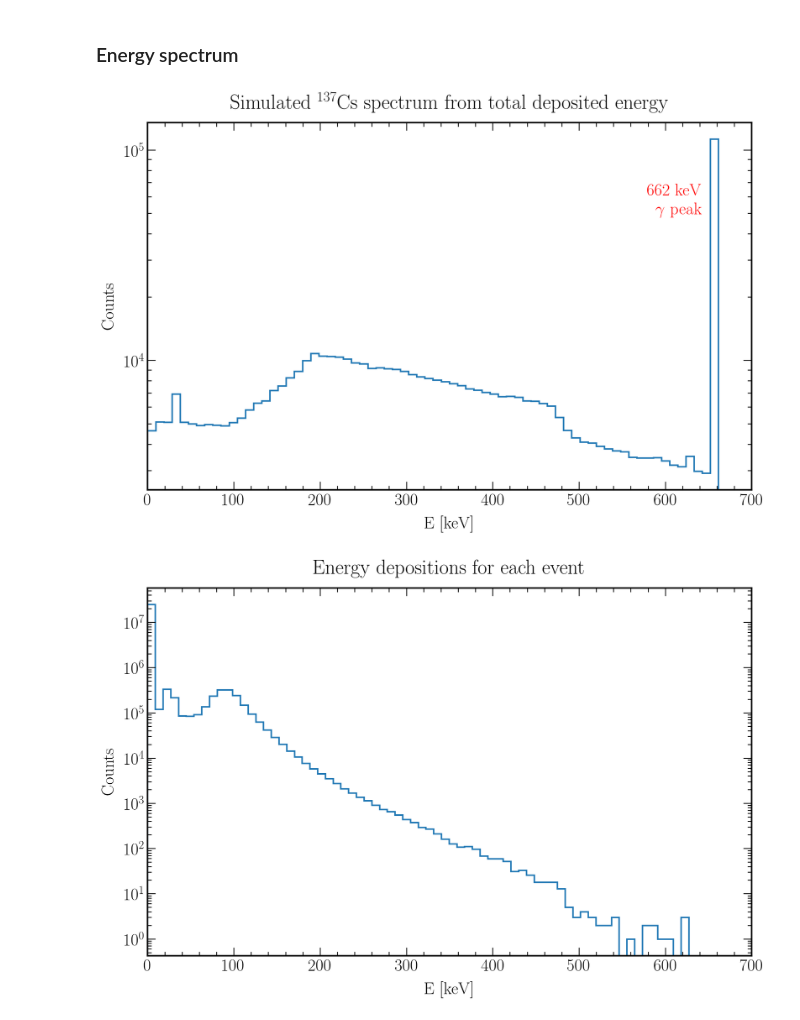
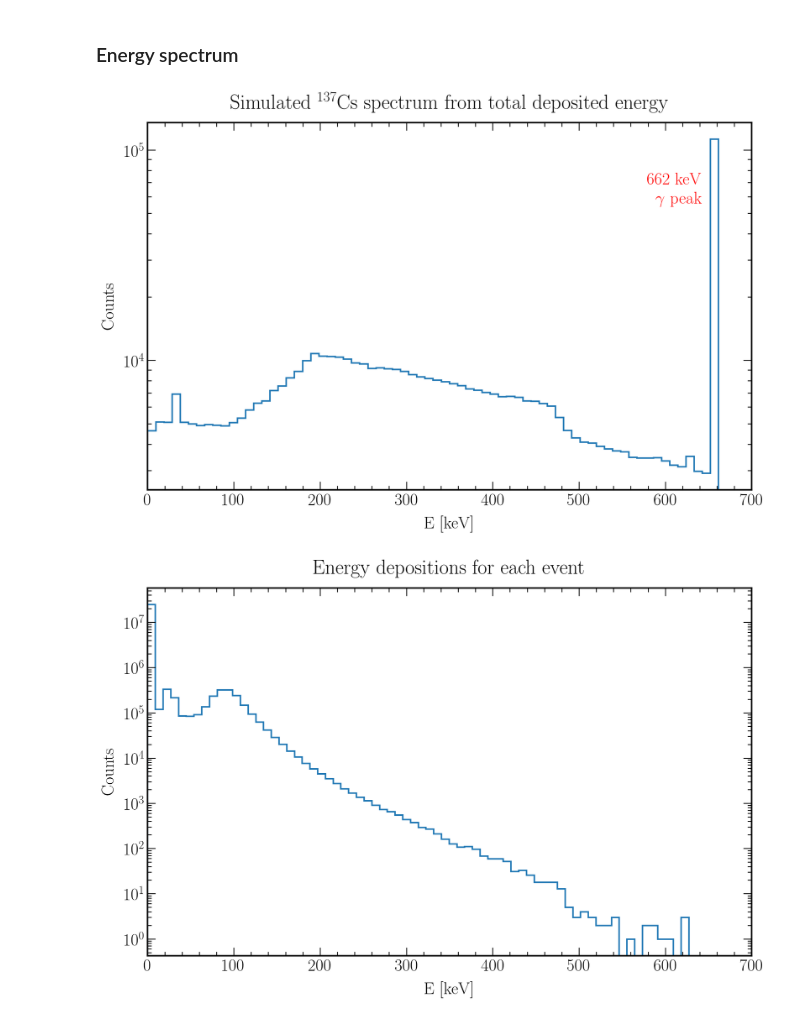
Before and after one commit to AG-Schumann/Xebra_G4_Analysis, a Jupyter notebook: Calibration_simulations_pointsource/Calibration_simulations_pointsource.ipynb, the cells around one changed output. Drawn from its saved outputs; the diff is of its cells as text; code cells hidden in the pictures.

```diff
--- a/Calibration_simulations_pointsource/Calibration_simulations_pointsource.ipynb
+++ b/Calibration_simulations_pointsource/Calibration_simulations_pointsource.ipynb
@@ -66,11 +74,18 @@ filename = '../../Simulation_Data/Calibration_simulations_pointsource/Cs137_1e8_
 # %%
 # filename prefix for automatically naming outputs
+
+Clustered = False
 
 if filename[6:14] == 'Xebra_G4':
     filenameprefix = filename[:-5][15:]
 
 elif filename[6:57] == 'Simulation_Data/Calibration_simulations_pointsource':
-    filenameprefix = filename[:-5][58:]
+
+    if filename[58:62] == 'proc':
+        filenameprefix = filename[:-5][63:]
+        Clustered = True
+    else:
+        filenameprefix = filename[:-5][58:]
 
 else:
     filenameprefix = 'filenameprefix'
@@ -240,36 +289,39 @@ plt.tick_params(which='major', direction='in', labelsize=label_size, top=True, r
 # Grid
 #plt.grid(True)
 
 #############################################
 ## Plot specific settings and plot data
 #############################################
 
 # Data plot
-n, bins, patches = plt.hist(_chunk_collect.etot, 70, facecolor='darkblue', histtype = 'step', linewidth = 2.2)
+if Clustered == True:
+    n, bins, patches = plt.hist(_chunk_collect.ed, 70, facecolor='darkblue', histtype = 'step', linewidth = 2.2)
+else:
+    n, bins, patches = plt.hist(_chunk_collect.etot, 70, facecolor='darkblue', histtype = 'step', linewidth = 2.2)
 
 plt.xlabel('E [keV]', fontsize = label_size, labelpad = label_pad)
 plt.ylabel('Counts', fontsize = label_size, labelpad = label_pad)
 plt.title('Simulated $^{137}$Cs spectrum from total deposited energy', fontsize = title_size, pad = title_pad)
 
 # Axes ---> Shading an area or Drawing a vertica line
 #axes.axvspan(662-10, 662+10, alpha=0.5, color='0.8')
 #plt.axvline(662, alpha=0.5, color='grey')
 
-plt.text(662-10-10, 70000, "662 keV\n$\gamma$ peak", fontsize = label_size, horizontalalignment='right', verticalalignment='top', multialignment='right', color = 'red')
+plt.text(662-10-10, 0.7*int(max(n)), "662 keV\n$\gamma$ peak", fontsize = label_size, horizontalalignment='right', verticalalignment='top', multialignment='right', color = 'red')
 
 # Axes ---> Range
 plt.xlim(0,700)
 #plt.ylim(0,16000)
 #plt.xlim(left=0)
 '''plt.ylim(bottom=2500)
 plt.ylim(top=150000)'''
 plt.yscale('log', nonposy='clip')
 
 plt.show()
 
 fig.savefig(filenameprefix+"_totalenergy_spectrum.png")
 # %% [output]
-[figure, old version]
+[figure, new version]
 # %%
 #############################################
 ## Set plot styles:
```
Also changed, not shown: parts of 9 cells of this notebook, 33 other files.
